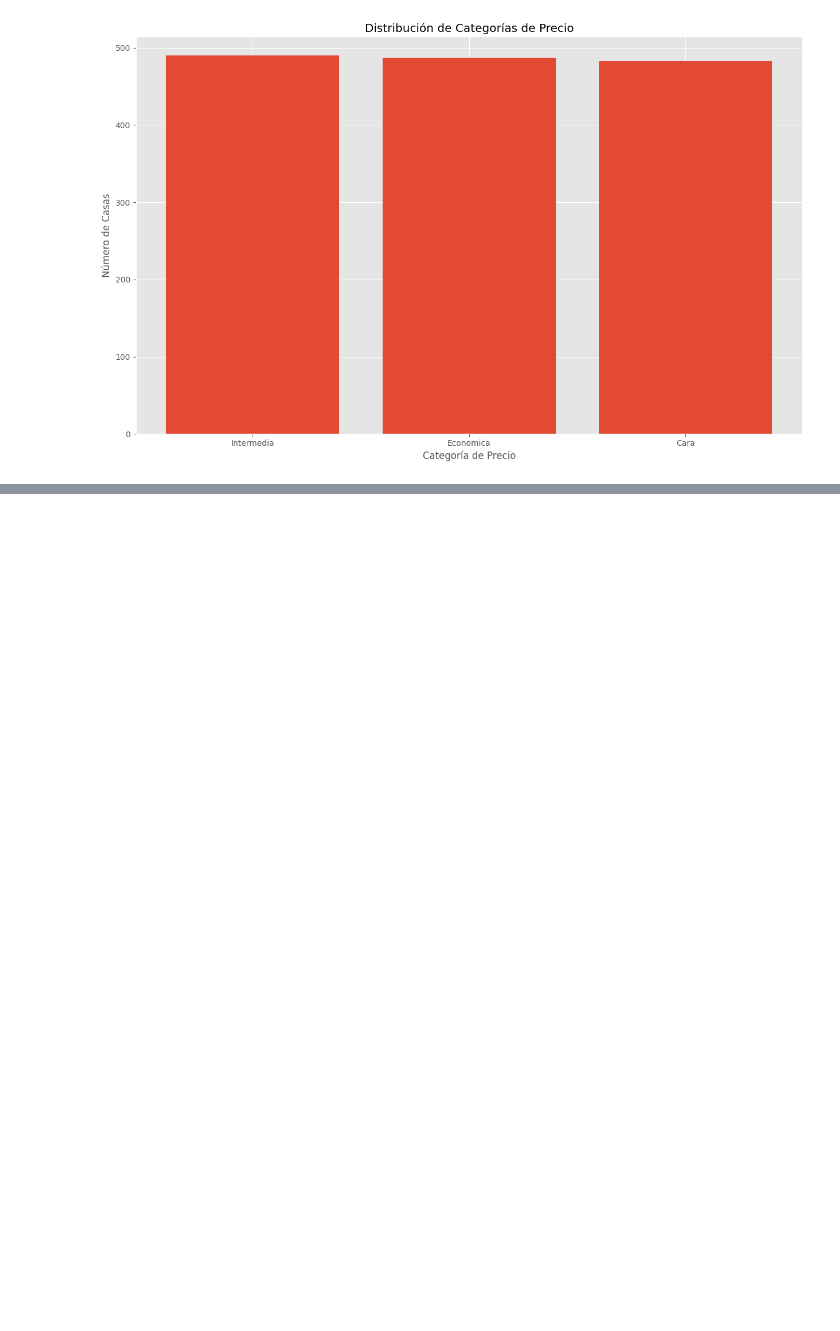
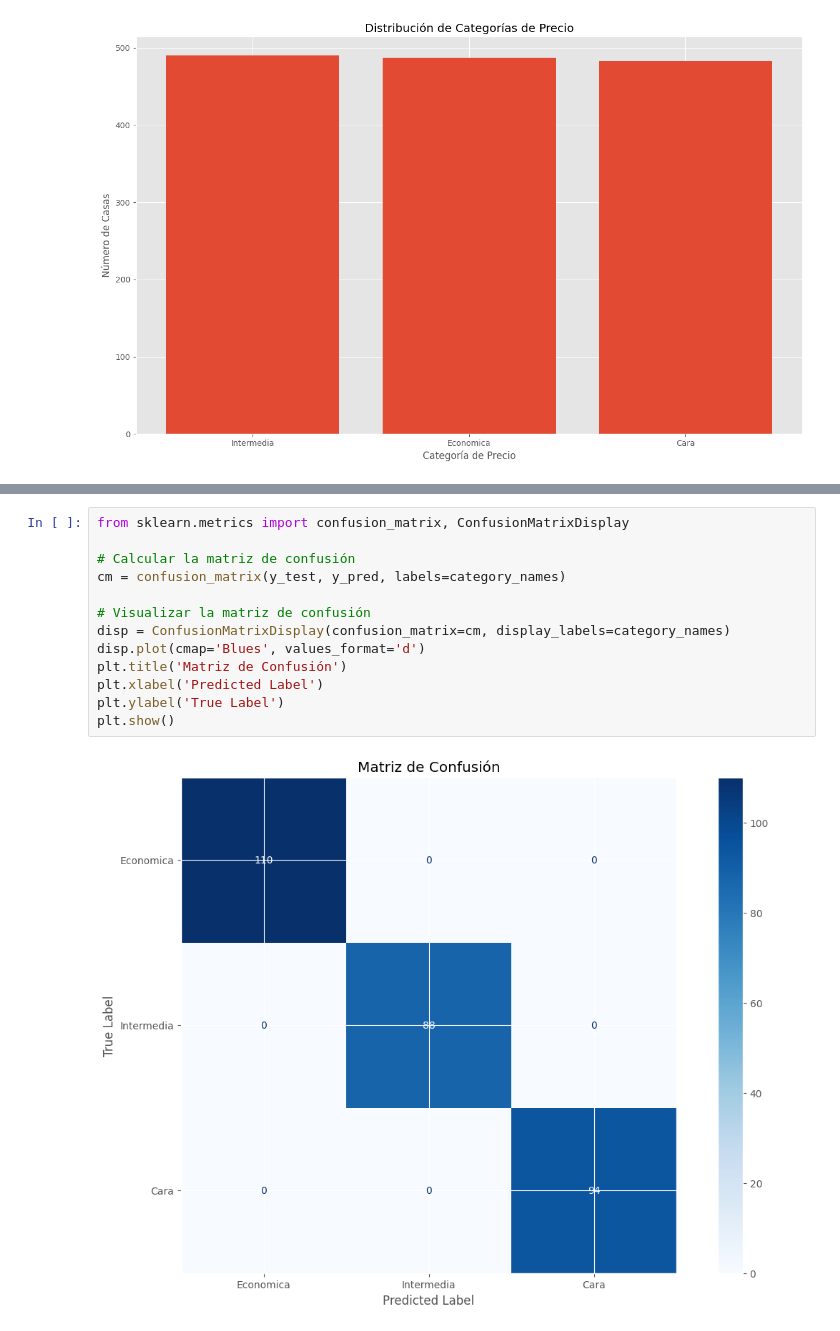
Before and after one commit to estebandonis/HT4-MineriadeDatos, a Jupyter notebook: hoja4.ipynb, the cells around one changed output, grey strips where cells are left out. Drawn from its saved outputs; the diff is of its cells as text; blank space fills up the shorter version.

Commit message:
arbol y matriz

```diff
--- a/hoja4.ipynb
+++ b/hoja4.ipynb
@@ -178,0 +224,15 @@ plt.show()
+# %%
+from sklearn.metrics import confusion_matrix, ConfusionMatrixDisplay
+
+# Calcular la matriz de confusión
+cm = confusion_matrix(y_test, y_pred, labels=category_names)
+
+# Visualizar la matriz de confusión
+disp = ConfusionMatrixDisplay(confusion_matrix=cm, display_labels=category_names)
+disp.plot(cmap='Blues', values_format='d')
+plt.title('Matriz de Confusión')
+plt.xlabel('Predicted Label')
+plt.ylabel('True Label')
+plt.show()
+# %% [output]
+[figure, added]
```
Also changed, not shown: parts of 8 cells of this notebook.
